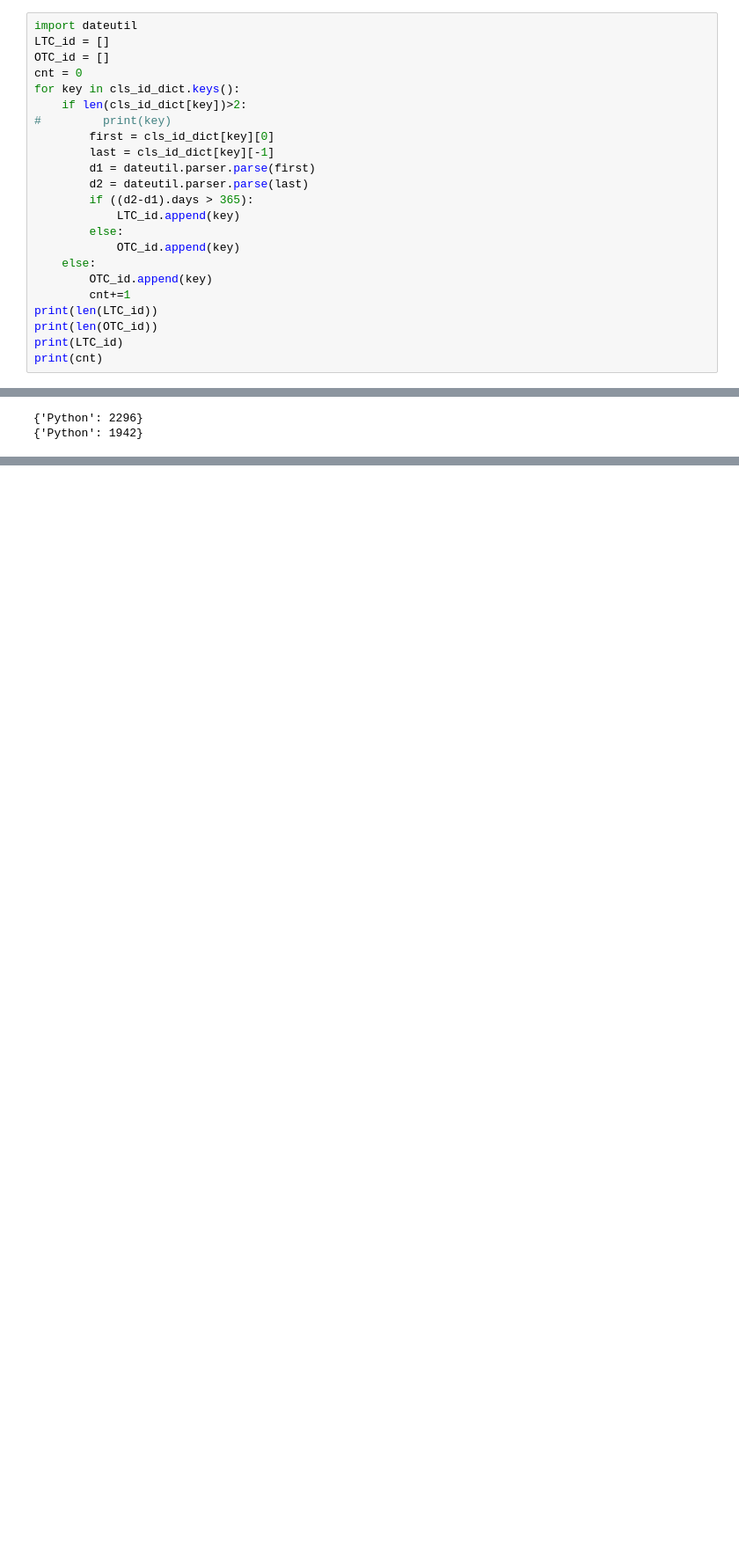
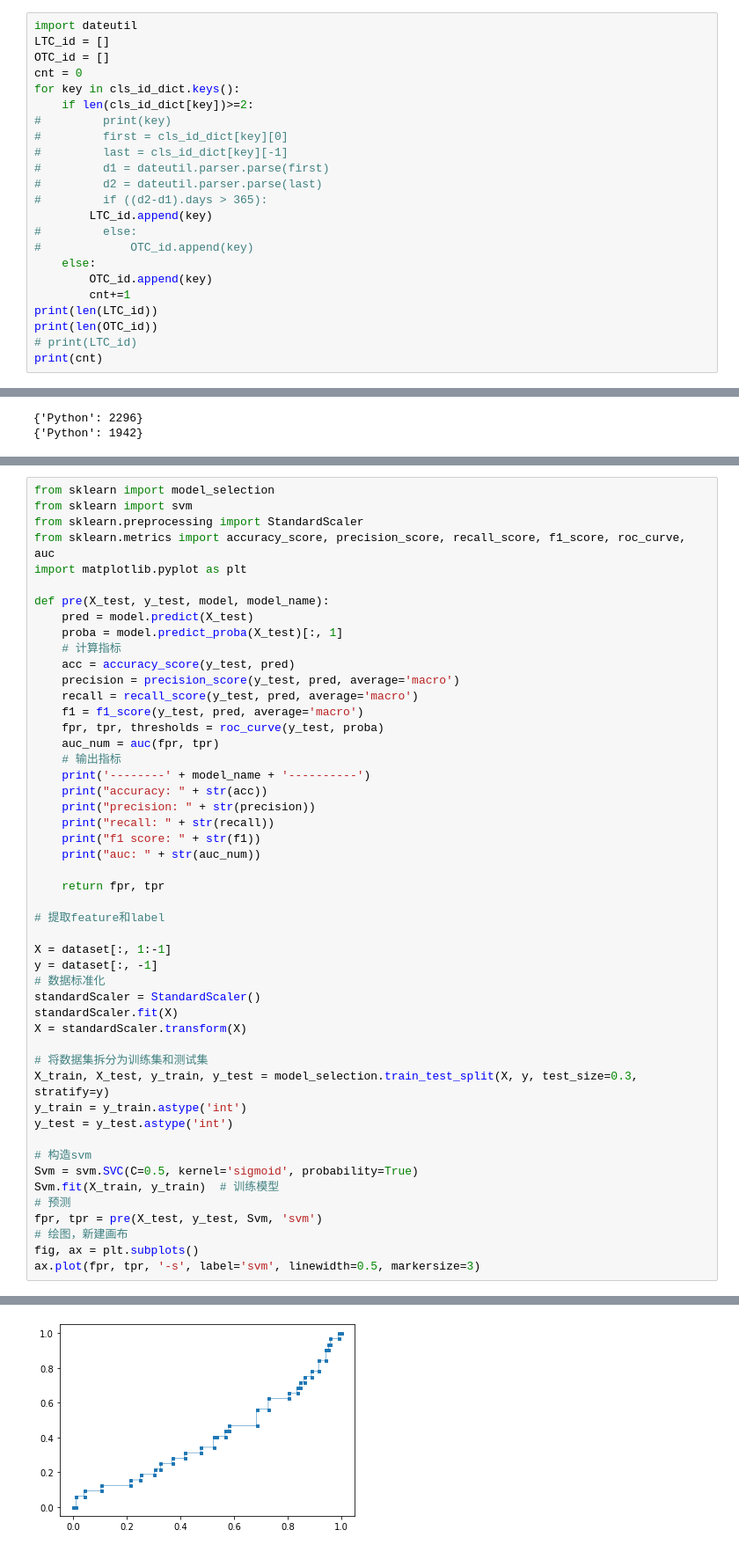
Before and after one commit to dune0310421/GFI-test-new, a Jupyter notebook: Untitled.ipynb, the cells around one changed output, grey strips where cells are left out. Shown: that part at 88% size. Cells and saved outputs as stored; diff of their text form; blank space fills up the shorter version.

```diff
--- a/Untitled.ipynb
+++ b/Untitled.ipynb
@@ -99,21 +101,21 @@ LTC_id = []
 OTC_id = []
 cnt = 0
 for key in cls_id_dict.keys():
-    if len(cls_id_dict[key])>2:
+    if len(cls_id_dict[key])>=2:
 #         print(key)
-        first = cls_id_dict[key][0]
-        last = cls_id_dict[key][-1]
-        d1 = dateutil.parser.parse(first)
-        d2 = dateutil.parser.parse(last)
-        if ((d2-d1).days > 365):
-            LTC_id.append(key)
-        else:
-            OTC_id.append(key)
+#         first = cls_id_dict[key][0]
+#         last = cls_id_dict[key][-1]
+#         d1 = dateutil.parser.parse(first)
+#         d2 = dateutil.parser.parse(last)
+#         if ((d2-d1).days > 365):
+        LTC_id.append(key)
+#         else:
+#             OTC_id.append(key)
     else:
         OTC_id.append(key)
         cnt+=1
 print(len(LTC_id))
 print(len(OTC_id))
-print(LTC_id)
+# print(LTC_id)
 print(cnt)
 # %% [output]
@@ -287,0 +356,50 @@ print(OTC_type1)
+# %%
+from sklearn import model_selection
+from sklearn import svm
+from sklearn.preprocessing import StandardScaler
+from sklearn.metrics import accuracy_score, precision_score, recall_score, f1_score, roc_curve, auc
+import matplotlib.pyplot as plt
+
+def pre(X_test, y_test, model, model_name):
+    pred = model.predict(X_test)
+    proba = model.predict_proba(X_test)[:, 1]
+    # 计算指标
+    acc = accuracy_score(y_test, pred)
+    precision = precision_score(y_test, pred, average='macro')
+    recall = recall_score(y_test, pred, average='macro')
+    f1 = f1_score(y_test, pred, average='macro')
+    fpr, tpr, thresholds = roc_curve(y_test, proba)
+    auc_num = auc(fpr, tpr)
+    # 输出指标
+    print('--------' + model_name + '----------')
+    print("accuracy: " + str(acc))
+    print("precision: " + str(precision))
+    print("recall: " + str(recall))
+    print("f1 score: " + str(f1))
+    print("auc: " + str(auc_num))
+
+    return fpr, tpr
+
+# 提取feature和label
+
+X = dataset[:, 1:-1]
+y = dataset[:, -1]
+# 数据标准化
+standardScaler = StandardScaler()
+standardScaler.fit(X)
+X = standardScaler.transform(X)
+
+# 将数据集拆分为训练集和测试集
+X_train, X_test, y_train, y_test = model_selection.train_test_split(X, y, test_size=0.3, stratify=y)
+y_train = y_train.astype('int')
+y_test = y_test.astype('int')
+
+# 构造svm
+Svm = svm.SVC(C=0.5, kernel='sigmoid', probability=True)
+Svm.fit(X_train, y_train)  # 训练模型
+# 预测
+fpr, tpr = pre(X_test, y_test, Svm, 'svm')
+# 绘图，新建画布
+fig, ax = plt.subplots()
+ax.plot(fpr, tpr, '-s', label='svm', linewidth=0.5, markersize=3)
+# %% [output]
@@ -287,0 +413 @@ print(OTC_type1)
+[figure, added]
```
Also changed, not shown: parts of 20 cells of this notebook.
